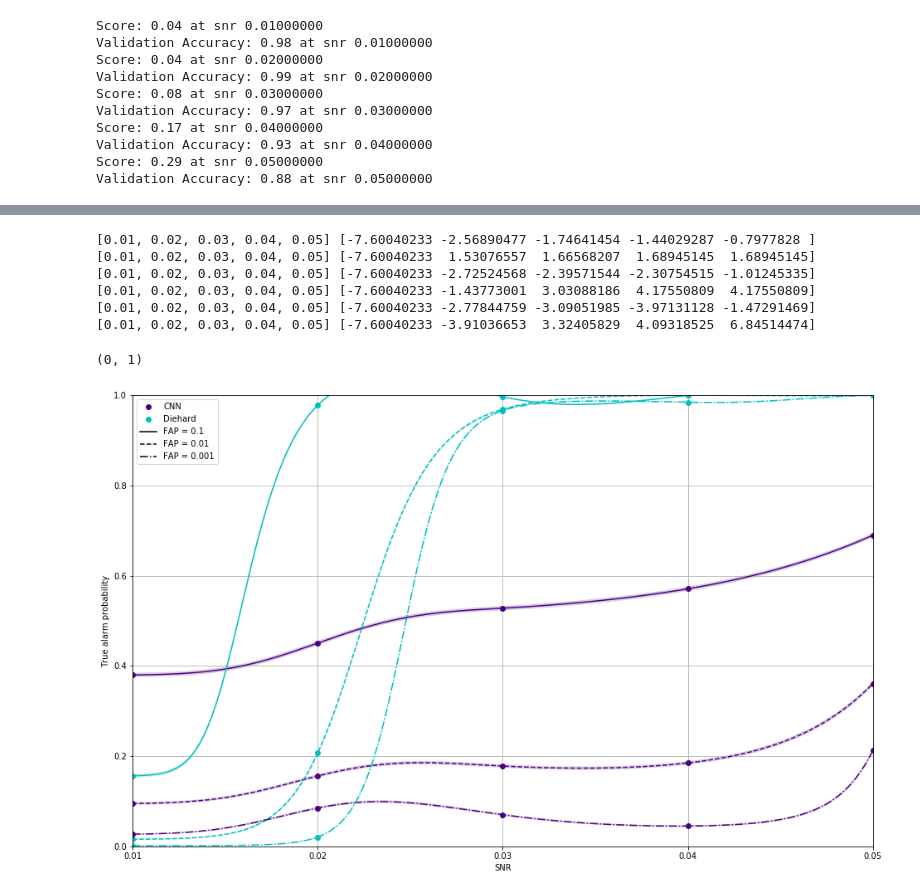
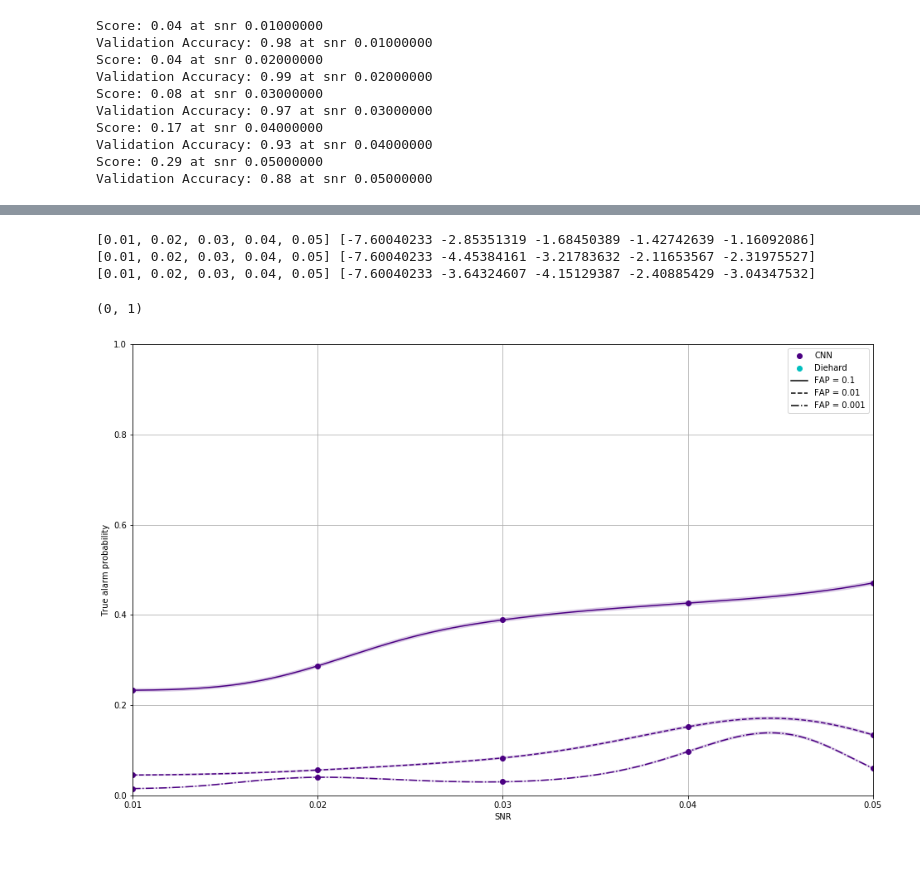
Before and after one commit to hagabbar/craft_prospect, a Jupyter notebook: nn_for_key_assurance.ipynb, the cells around one changed output, grey strips where cells are left out. Drawn from its saved outputs; the diff is of its cells as text; code cells hidden in the pictures; blank space fills up the shorter version.

```diff
--- a/nn_for_key_assurance.ipynb
+++ b/nn_for_key_assurance.ipynb
@@ -440,6 +442,7 @@ import torch
 import torch.nn as nn
 import torch.nn.functional as F
 import torch.optim as optim
+from torch.utils.data import DataLoader, TensorDataset
 device = 'cuda' if torch.cuda.is_available() else 'cpu'
 
 number_epochs = 10
@@ -465,7 +468,7 @@ class Net(nn.Module):
         x = x.view(-1, self.num_flat_features(x))
         x = F.relu(self.fc1(x))
         x = F.relu(self.fc2(x))
-        x = self.fc3(x)
+        x = F.sigmoid(self.fc3(x))
         return x
 
     def num_flat_features(self, x):
@@ -827,17 +829,17 @@ for snr, run in zip(snrs, runs):
     CNN_ROCs.append([FDP, TDP, FDP_error, TDP_error])
     CNN_acc.append([accuracy(FDP, TDP, TDP_error, t) for t in thresholds])
 
-    FDP, TDP, FDP_error, TDP_error = CNN_ROC(ML_path, snr, run, 'diehard', test_set_N)
-    MF_ROCs.append([FDP, TDP, FDP_error, TDP_error])
-    MF_acc.append([accuracy(FDP, TDP, TDP_error, t) for t in thresholds])
+#    FDP, TDP, FDP_error, TDP_error = CNN_ROC(ML_path, snr, run, 'diehard', test_set_N)
+#    MF_ROCs.append([FDP, TDP, FDP_error, TDP_error])
+#    MF_acc.append([accuracy(FDP, TDP, TDP_error, t) for t in thresholds])
 
 for i, d in enumerate([CNN_ROCs[n] for n in to_plot]):
     ax1.plot(d[0], d[1], c=colours[0], linestyle=linestyles[i], label='CNN snr {0}'.format(snrs[i]))
     ax1.fill_between(d[0], d[1]+d[3], d[1]-d[3], alpha=0.2, facecolor=colours[0], zorder=0)
 
-for i, d in enumerate([MF_ROCs[n] for n in to_plot]):
-    ax1.plot(d[0], d[1], c=colours[1], linestyle=linestyles[i], label='Diehard snr {0}'.format(snrs[i]))
-    ax1.fill_between(d[0], d[1]+d[3], d[1]-d[3], alpha=0.2, facecolor=colours[1], zorder=0)
+#for i, d in enumerate([MF_ROCs[n] for n in to_plot]):
+#    ax1.plot(d[0], d[1], c=colours[1], linestyle=linestyles[i], label='Diehard snr {0}'.format(snrs[i]))
+#    ax1.fill_between(d[0], d[1]+d[3], d[1]-d[3], alpha=0.2, facecolor=colours[1], zorder=0)
 
 ax1.set_xlabel('False alarm probability')
 ax1.set_ylabel('True alarm probability')
@@ -865,44 +867,41 @@ for i in range(len(thresholds)):
     snr_cnn, eff_cnn = interp_sig(snrs, cnn, thresholds[i], ffs[i], snrs)
 
     # points to plot
-    mf = np.asarray([a[i][0] for a in MF_acc])
+#    mf = np.asarray([a[i][0] for a in MF_acc])
     # line fit
-    snr_mf, eff_mf = interp_sig(snrs, mf, thresholds[i], ffs[1], snrs)
+#    snr_mf, eff_mf = interp_sig(snrs, mf, thresholds[i], ffs[1], snrs)
 
     # errors
     d_eff_cnn = [sigma(1e4, e) for e in eff_cnn]
-    d_eff_mf = [sigma(1e4, e) for e in eff_mf]
+#    d_eff_mf = [sigma(1e4, e) for e in eff_mf]
 
     # plot points for cnn
     ax2.plot(snrs, cnn, c=colours[0], marker = 'o', linestyle='')
     # plot line fit for cnn
     ax2.plot(snr_cnn, eff_cnn, c=colours[0], linestyle=linestyles[i])
     # plot error region for cnn
     ax2.fill_between(snr_cnn, eff_cnn - d_eff_cnn , eff_cnn + d_eff_cnn, facecolor=colours[0], alpha=0.2, zorder=0)
 
 
     # plot points for mf
-    ax2.plot(snrs, mf, c=colours[1], marker = 'o', linestyle='',)
+#    ax2.plot(snrs, mf, c=colours[1], marker = 'o', linestyle='',)
     # plot line fit for mf
-    ax2.plot(snr_mf, eff_mf, c=colours[1], linestyle=linestyles[i])
+#    ax2.plot(snr_mf, eff_mf, c=colours[1], linestyle=linestyles[i])
     # plot error region for mf
-    ax2.fill_between(snr_mf, eff_mf - d_eff_mf, eff_mf + d_eff_mf, facecolor=colours[1], alpha=0.2, zorder=0)
+#    ax2.fill_between(snr_mf, eff_mf - d_eff_mf, eff_mf + d_eff_mf, facecolor=colours[1], alpha=0.2, zorder=0)
 
 
 #ax2.legend(acc_handles, acc_labels)
 ax2.legend(acc_handles, acc_labels)
 ax2.set_xticks(snrs)
 ax2.grid()
 ax2.set_xlabel('SNR')
 ax2.set_ylabel('True alarm probability')
 ax2.set_xlim(snrs[0], snrs[-1])
 ax2.set_ylim(0, 1)
 # %% [output]
-[0.01, 0.02, 0.03, 0.04, 0.05] [-7.60040233 -2.56890477 -1.74641454 -1.44029287 -0.7977828 ]
-[0.01, 0.02, 0.03, 0.04, 0.05] [-7.60040233  1.53076557  1.66568207  1.68945145  1.68945145]
-[0.01, 0.02, 0.03, 0.04, 0.05] [-7.60040233 -2.72524568 -2.39571544 -2.30754515 -1.01245335]
-[0.01, 0.02, 0.03, 0.04, 0.05] [-7.60040233 -1.43773001  3.03088186  4.17550809  4.17550809]
-[0.01, 0.02, 0.03, 0.04, 0.05] [-7.60040233 -2.77844759 -3.09051985 -3.97131128 -1.47291469]
-[0.01, 0.02, 0.03, 0.04, 0.05] [-7.60040233 -3.91036653  3.32405829  4.09318525  6.84514474]
+[0.01, 0.02, 0.03, 0.04, 0.05] [-7.60040233 -2.85351319 -1.68450389 -1.42742639 -1.16092086]
+[0.01, 0.02, 0.03, 0.04, 0.05] [-7.60040233 -4.45384161 -3.21783632 -2.11653567 -2.31975527]
+[0.01, 0.02, 0.03, 0.04, 0.05] [-7.60040233 -3.64324607 -4.15129387 -2.40885429 -3.04347532]
 (0, 1)
-[figure, old version]
+[figure, new version]
```
Also changed, not shown: parts of 8 cells of this notebook.
